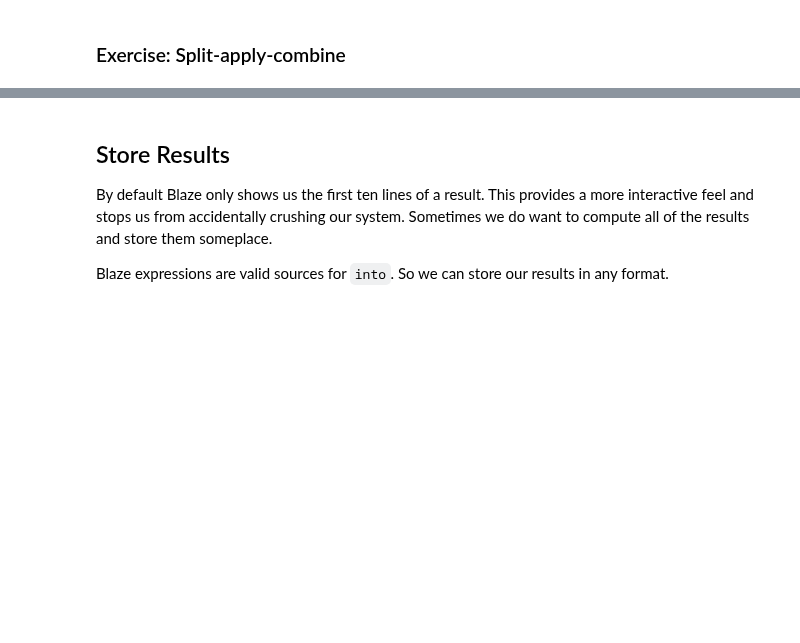
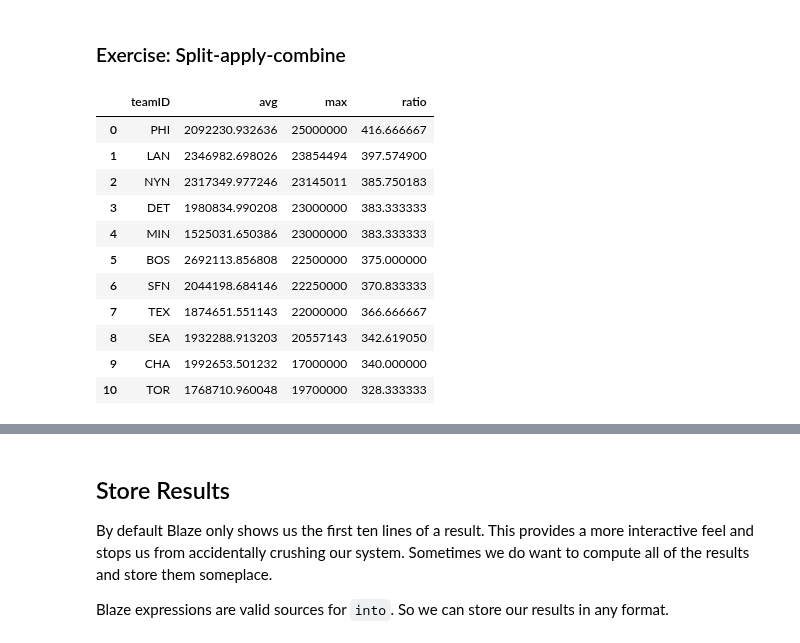
Before and after one commit to ContinuumIO/pydata-strata-2014-sj, a Jupyter notebook: 03-blaze.ipynb, the cells around one changed output, grey strips where cells are left out. Cells and saved outputs as stored; diff of their text form; code cells hidden in the pictures; blank space fills up the shorter version.

```diff
--- a/03-blaze.ipynb
+++ b/03-blaze.ipynb
@@ -128,5 +279,21 @@ bz.by(iris.species, largest=iris.petal_length.max(),
 # %%
 # Find the average and maximum salary by team
 # If you like, also find the ratio between the highest and lowest paid players, sort by that ratio
+bz.by(db.Salaries.teamID, avg=db.Salaries.salary.mean(),
+                          max=db.Salaries.salary.max(),
+                          ratio=db.Salaries.salary.max() / db.Salaries.salary.min()).sort('ratio', ascending=False)
+# %% [output]
+|  | teamID | avg | max | ratio |
+| 0 | PHI | 2092230.932636 | 25000000 | 416.666667 |
+| 1 | LAN | 2346982.698026 | 23854494 | 397.574900 |
+| 2 | NYN | 2317349.977246 | 23145011 | 385.750183 |
+| 3 | DET | 1980834.990208 | 23000000 | 383.333333 |
+| 4 | MIN | 1525031.650386 | 23000000 | 383.333333 |
+| 5 | BOS | 2692113.856808 | 22500000 | 375.000000 |
+| 6 | SFN | 2044198.684146 | 22250000 | 370.833333 |
+| 7 | TEX | 1874651.551143 | 22000000 | 366.666667 |
+| 8 | SEA | 1932288.913203 | 20557143 | 342.619050 |
+| 9 | CHA | 1992653.501232 | 17000000 | 340.000000 |
+| 10 | TOR | 1768710.960048 | 19700000 | 328.333333 |
 # %%
 # Track the average and maximum salary over time
```
Also changed, not shown: parts of 26 cells of this notebook, 5 other files.
